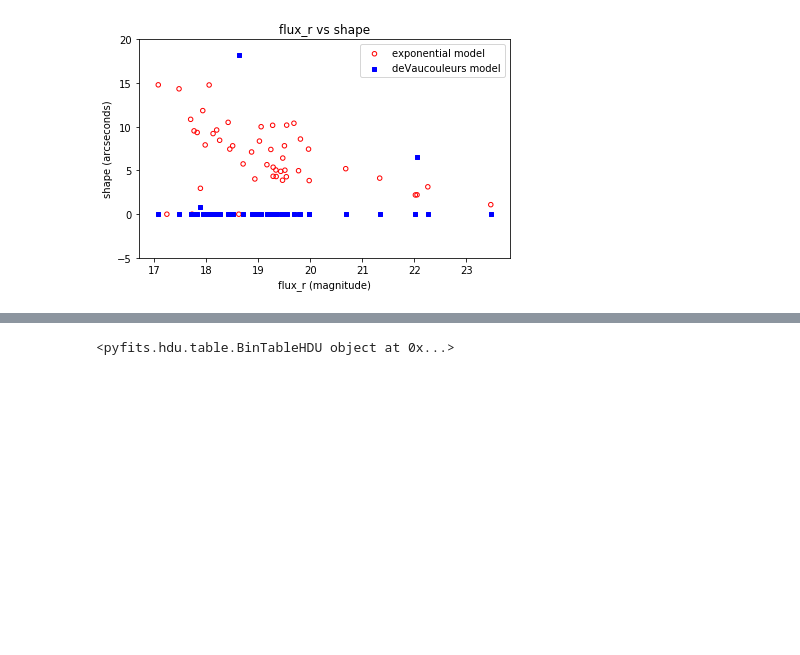
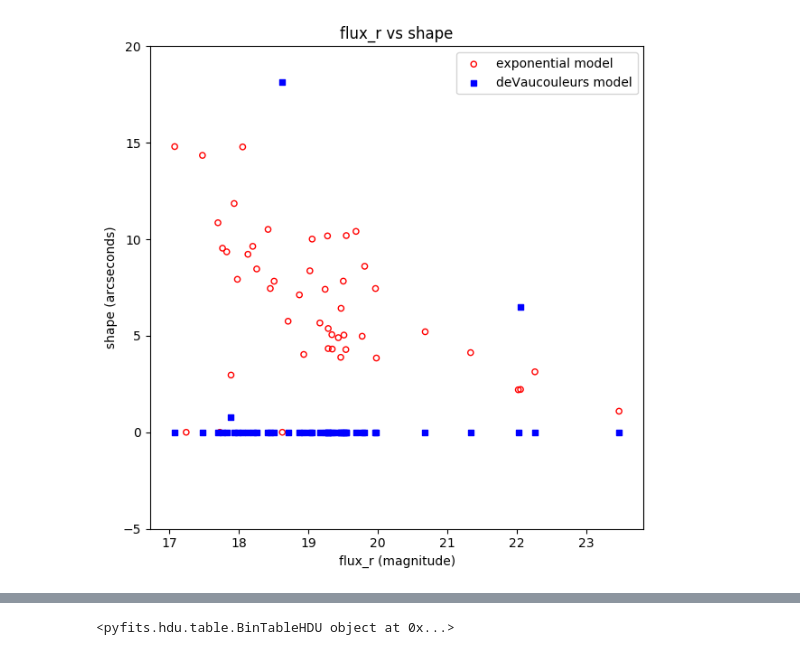
Before and after one commit to tlmakinen/ultra-diffuse-galaxy-JP, a Jupyter notebook: legacy-file-assembly.ipynb, the cells around one changed output, grey strips where cells are left out. Saved outputs shown, nothing was run; the diff lists cells and outputs as text; code cells hidden in the pictures; blank space fills up the shorter version.

```diff
--- a/legacy-file-assembly.ipynb
+++ b/legacy-file-assembly.ipynb
@@ -50,8 +50,11 @@ WARNING: MergeConflictWarning: Cannot merge meta key 'TR_C_P9' types <class 'str
 WARNING: MergeConflictWarning: Cannot merge meta key 'TR_C_P10' types <class 'str'> and <class 'str'>, choosing TR_C_P10='shapeDev.e1' [astropy.utils.metadata]
 # %%
 lsbg_tab["flux_r"];
+# %%
+lsbg_tab = Table.read("lsbg-legacy-data.csv")
 # %%
 #------make the plot of the different lsbg shapes versus flux (in magnitude)----#
+fig = plt.figure(111, figsize=(6.3, 6.3))
 ax1 = pylab.subplot(111)
 
 indxs = []
@@ -61,34 +64,34 @@ indxs = []
 for i in range(len(lsbg_tab["flux_r"])):                             # get rid of any zero flux values
     if lsbg_tab["flux_r"][i] > 0:
         indxs.append(i)
 
 exp = np.zeros(len(indxs))                                       # exponential half-light radius
 dev = np.zeros(len(indxs))                                       # deVaucouleur radius
 flux_mag = np.zeros(len(indxs))
 
 for i in range(len(indxs)):
     exp[i] = lsbg_tab["shapeexp_r"][indxs[i]]
     dev[i] = lsbg_tab["shapedev_r"][indxs[i]]
     flux_mag[i] = 22.5 - 2.5*np.log10(lsbg_tab["flux_r"][indxs[i]]) # convert nanomaggies to flux magnitudes
 
 ax1.scatter(flux_mag, exp, s=20, facecolors='none', edgecolors='r', label='exponential model')
 ax1.scatter(flux_mag, dev, s=20, c = 'b', marker = "s", label = 'deVaucouleurs model')
 
 
 
 
 #plt.xlim((20, 23.8))
 plt.ylim((-5, 20))
 plt.title('flux_r vs shape')
 plt.xlabel('flux_r (magnitude)')
 plt.ylabel('shape (arcseconds)')
 
 plt.legend(loc='best')
 plt.tight_layout()
 
 plt.show()
 # %% [output]
-[figure, old version]
+[figure, new version]
 # %%
 #------make the plot of the different lsbg shapes versus flux (in magnitude)----#
 ax1 = pylab.subplot(111)
```
Also changed, not shown: parts of 7 cells of this notebook.
